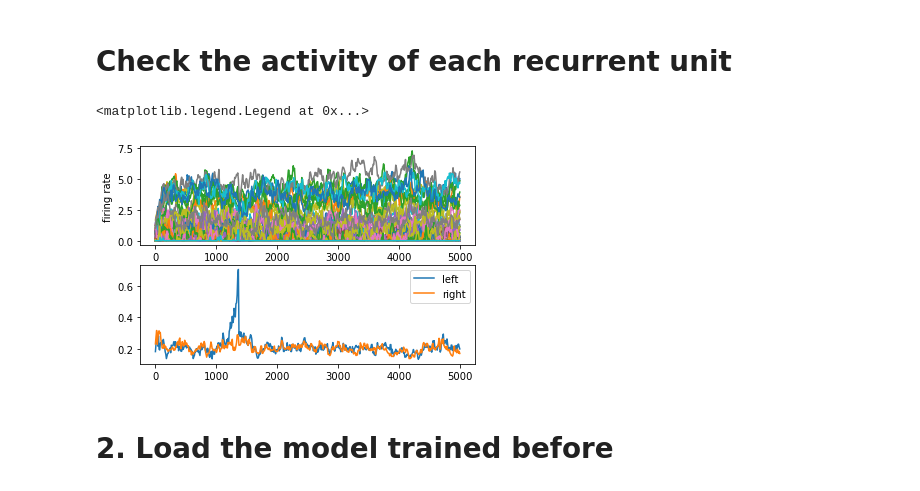
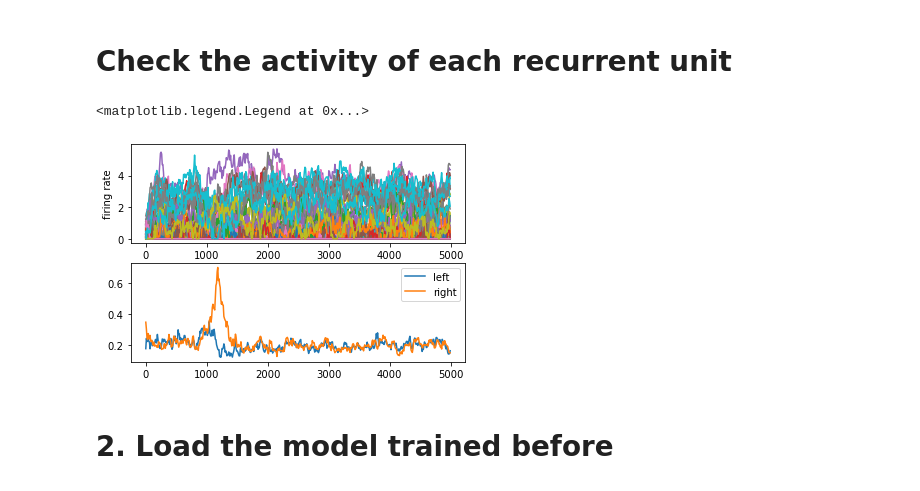
Before and after one commit to trustyuke/PsychRNN, a Jupyter notebook: test_checker_pmd_gainA.ipynb, the cells around one changed output. Saved outputs shown, nothing was run; the diff lists cells and outputs as text; code cells hidden in the pictures.

```diff
--- a/test_checker_pmd_gainA.ipynb
+++ b/test_checker_pmd_gainA.ipynb
@@ -22,7 +22,7 @@ N_batch = 50
 N_rec = 100
 
 g0_bound = [0, 1]
-gSlope_bound = [0,0.005]
+gSlope_bound = [0,0]
 # %% [markdown]
 
 # Generate a batch of trials with linear gain
@@ -312,19 +312,19 @@ for i in [0.9,0.7,0.5,0.3,0.1,0]:
 # %% [markdown]
 # Check the activity of each recurrent unit
 # %%
-trial_num = 10
+trial_num = 5
 plt.figure()
 plt.subplot(211)
 _ = plt.plot(np.arange(0, T, dt), rnn_state[trial_num,:,:])
 plt.xlabel("time step (10ms)")
 plt.ylabel("firing rate")
 plt.subplot(212)
 _ = plt.plot(np.arange(0, T, dt), rnn_out[trial_num,:,0], label = "left")
 _ = plt.plot(np.arange(0, T, dt), rnn_out[trial_num,:,1], label = "right")
 plt.legend()
 # %% [output]
 <matplotlib.legend.Legend at 0x...>
-[figure, old version]
+[figure, new version]
 # %%
 # transpose the data and save as .mat file for analysis on matlab
 temp = np.transpose(rnn_state, (2,1,0))
```
Also changed, not shown: parts of 8 cells of this notebook, 8 other files.
